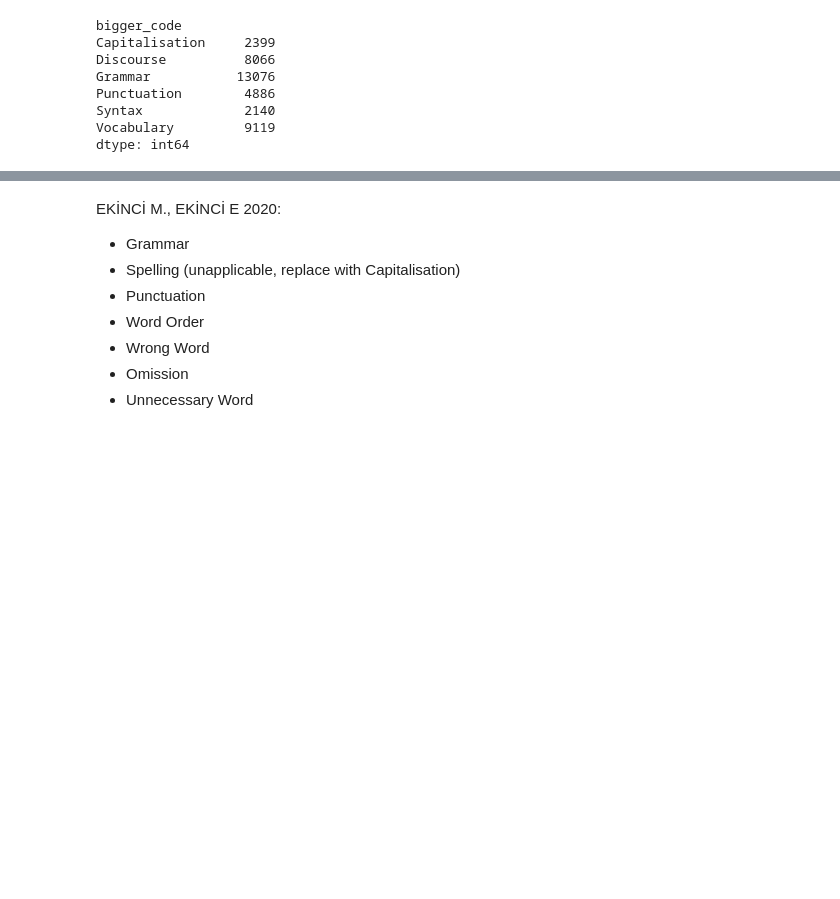
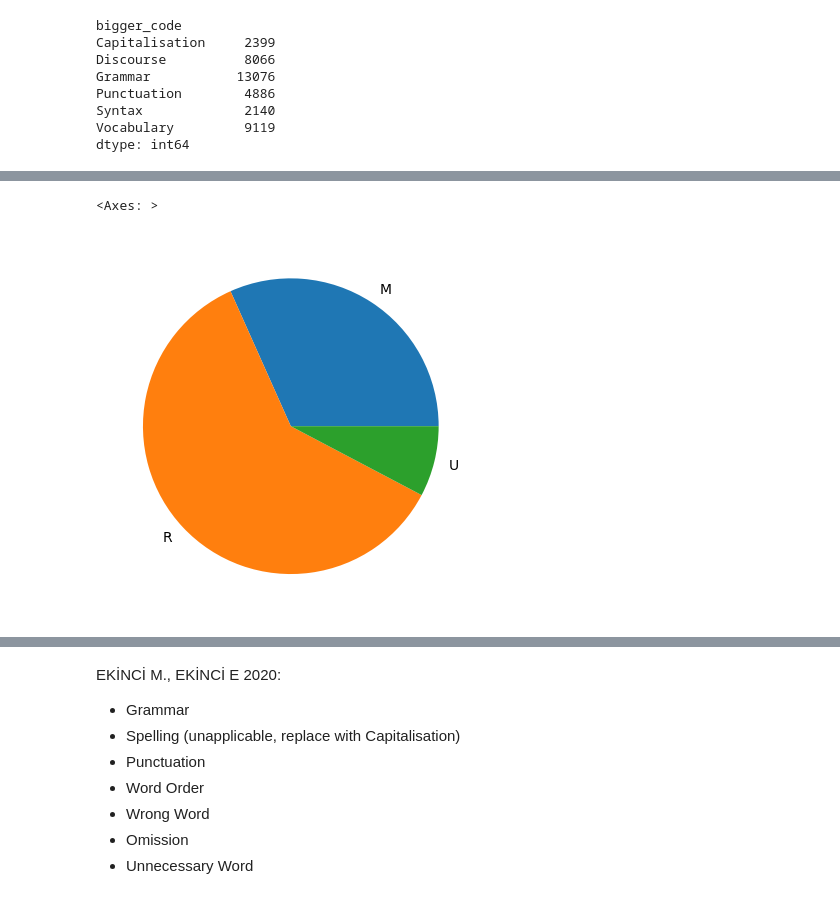
Before and after one commit to harlamovads/GD_correction_diploma, a Jupyter notebook: data_preparation/error_grouping.ipynb, the cells around one changed output, grey strips where cells are left out. Drawn from its saved outputs; the diff is of its cells as text; code cells hidden in the pictures; blank space fills up the shorter version.

Commit message:
error grouping

```diff
--- a/data_preparation/error_grouping.ipynb
+++ b/data_preparation/error_grouping.ipynb
@@ -310,0 +366,37 @@ dtype: int64
+# %%
+errors_correspondence = {'Articles': 'DET: ART',
+                         'lex_item_choice': 'WORD',
+                         'Absence_explanation': 'MULTIWORD',
+                         'Tense_choice': 'VERB: TENSE',
+                         'Punctuation': 'PUNCT',
+                         'Word_choice': 'MULTIWORD',
+                         'Ref_device': 'REF',
+                         'Formational_affixes': 'FORM',
+                         'Numerals': 'NUM',
+                         'Relative_clause': 'RELCL',
+                         'Tense_form': 'VERB: TENSE',
+                         'Prepositional_noun': 'PREP',
+                         'Prepositions': 'PREP',
+                         'Category_confusion': 'MORPH',
+                         'Voice': 'VERB: FORM',
+                         'Derivation': 'FORM',
+                         'Redundant_comp': 'POS',
+                         'Confusion_of_structures': 'STRUCT',
+                         'Noun_number': 'FORM',
+                         'Word_order': 'WO',
+                         'Absence_comp_sent': 'STRUCT',
+                         'Pronouns': 'PRON',
+                         'Verb_pattern': 'PATTERN',
+                         'Coherence': 'COHER',
+                         'Determiners': 'DET',
+                         'Linking_device': 'LINK',
+                         'Capitalisation': 'ORTH',
+                         'Conjunctions': 'CONJ',
+                         'Modals': 'INFL',
+                         'Countable_uncountable': 'FORM',
+                         'Inappropriate_register': 'MULTIWORD'}
+# %%
+def assign_secondary_tag(realec_tag):
+    return errors_correspondence[realec_tag]
+# %%
+mistakes_labelling["second_level_tag"] = mistakes_labelling.apply(lambda row: assign_secondary_tag(row["mistake_type"]), axis=1)
@@ -310,0 +419,5 @@ dtype: int64
+# %%
+mistakes_labelling.groupby('first_level_tag').size().plot(kind='pie')
+# %% [output]
+<Axes: >
+[figure, added]
```
Also changed, not shown: parts of 21 cells of this notebook, 1 other file.
